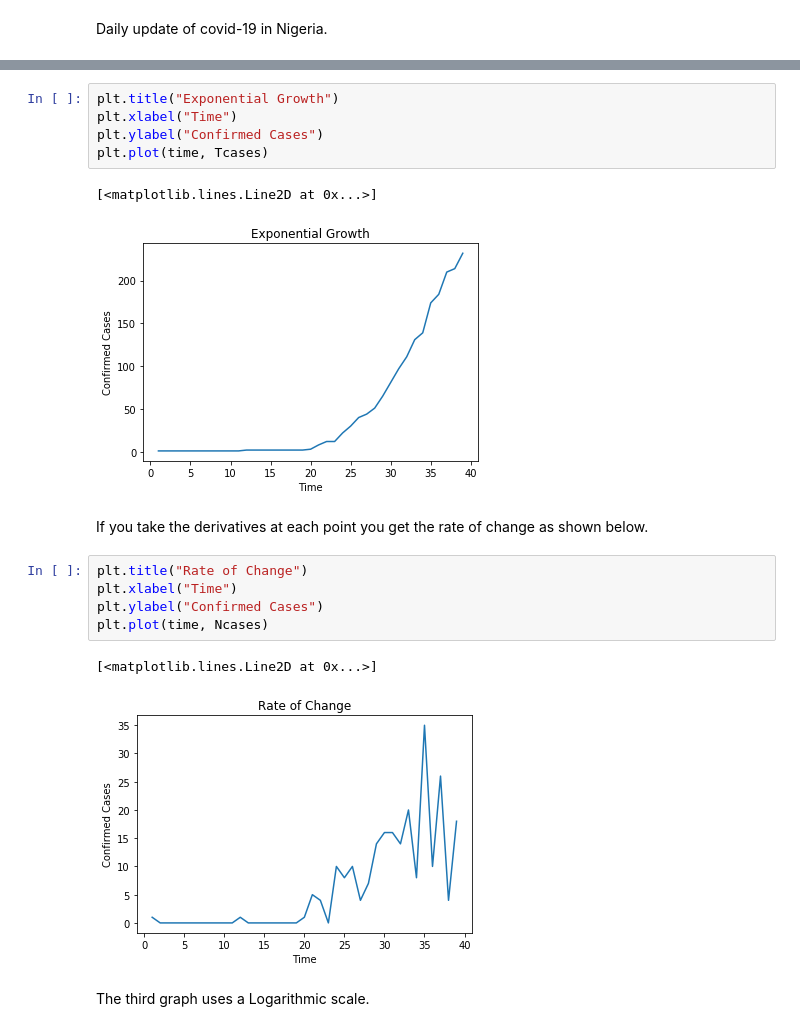
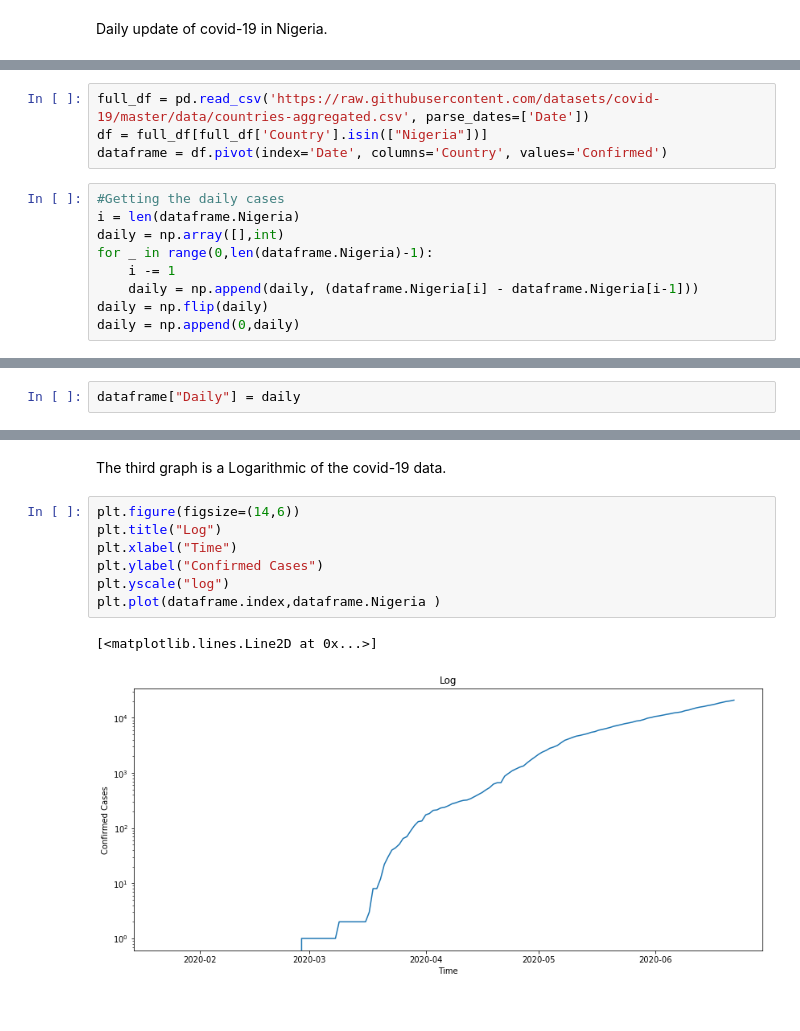
Before and after one commit to EteimZ/Covid-19_prediction_in_Nigeria, a Jupyter notebook: Covid-19.ipynb, the cells around one changed output, grey strips where cells are left out. Cells and saved outputs as stored; diff of their text form.

Commit message:
I removed the CSV file, which is no longer necessary and made changes to Covid-19.ipynb

```diff
--- a/Covid-19.ipynb
+++ b/Covid-19.ipynb
@@ -22,0 +12,13 @@ Ncases = dataframe.No_of_Cases
+# %%
+full_df = pd.read_csv('https://raw.githubusercontent.com/datasets/covid-19/master/data/countries-aggregated.csv', parse_dates=['Date'])
+df = full_df[full_df['Country'].isin(["Nigeria"])]
+dataframe = df.pivot(index='Date', columns='Country', values='Confirmed')
+# %%
+#Getting the daily cases
+i = len(dataframe.Nigeria)
+daily = np.array([],int)
+for _ in range(0,len(dataframe.Nigeria)-1):
+    i -= 1
+    daily = np.append(daily, (dataframe.Nigeria[i] - dataframe.Nigeria[i-1]))
+daily = np.flip(daily)
+daily = np.append(0,daily)
@@ -22,0 +43,2 @@ Ncases = dataframe.No_of_Cases
+# %%
+dataframe["Daily"] = daily
@@ -25,20 +93,12 @@ Pandemics like covid-19 grow at an exponential rate. The Graph below shows the T
+# %% [markdown]
+The third graph is a Logarithmic of the covid-19 data.
 # %%
-plt.title("Exponential Growth")
+plt.figure(figsize=(14,6))
+plt.title("Log")
 plt.xlabel("Time")
 plt.ylabel("Confirmed Cases")
-plt.plot(time, Tcases)
+plt.yscale("log")
+plt.plot(dataframe.index,dataframe.Nigeria )
 # %% [output]
 [<matplotlib.lines.Line2D at 0x...>]
-[figure, old version]
+[figure, new version]
-# %% [markdown]
-If you take the derivatives at each point you get the rate of change as shown below.
-# %%
-plt.title("Rate of Change")
-plt.xlabel("Time")
-plt.ylabel("Confirmed Cases")
-plt.plot(time, Ncases)
-# %% [output]
-[<matplotlib.lines.Line2D at 0x...>]
-[figure, removed]
-# %% [markdown]
-The third graph uses a Logarithmic scale.
```
Also changed, not shown: parts of 18 cells of this notebook, 1 other file.
